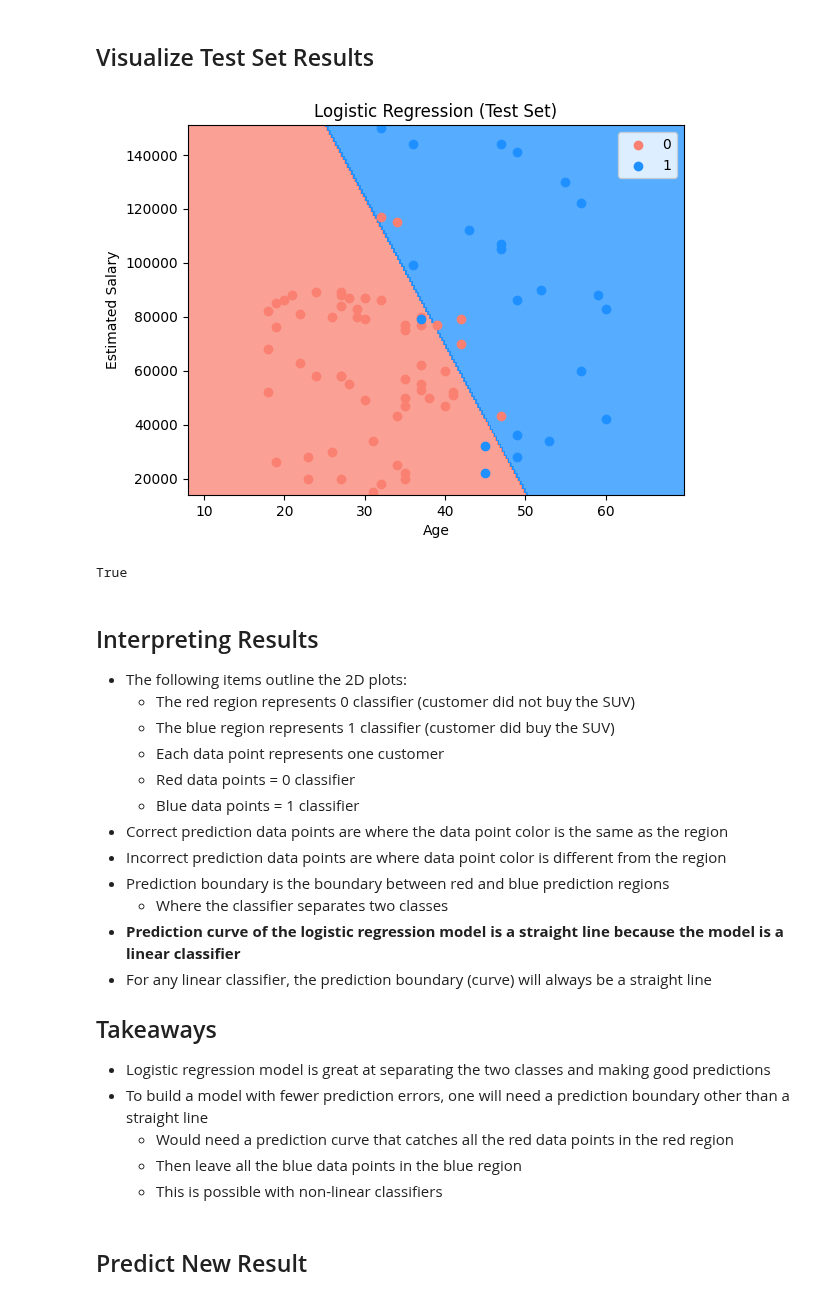
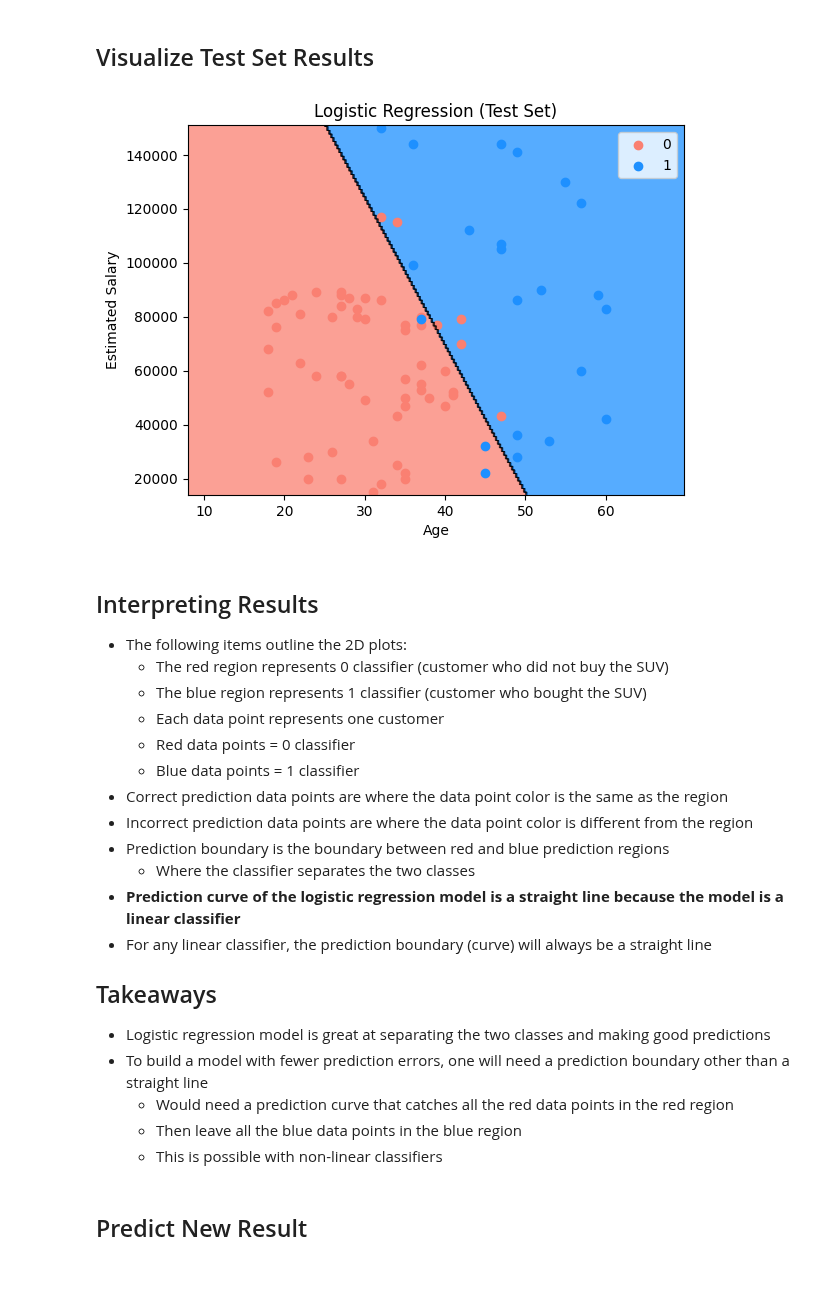
Before and after one commit to opengood-aio/ai-training, a Jupyter notebook: machine-learning/classification/01-logistic-regression/new-suv-purchase-classification/logistic_regression.ipynb, the cells around one changed output. Drawn from its saved outputs; the diff is of its cells as text; code cells hidden in the pictures.

```diff
--- a/machine-learning/classification/01-logistic-regression/new-suv-purchase-classification/logistic_regression.ipynb
+++ b/machine-learning/classification/01-logistic-regression/new-suv-purchase-classification/logistic_regression.ipynb
@@ -267,24 +284,39 @@ True
 # %% [markdown]
 ## Visualize Test Set Results
-# %%
-display_classification_plot(X_test, y_test, sc, classifier, ListedColormap(('salmon', 'dodgerblue')),
-                            'Logistic Regression (Test Set)', 'Age', 'Estimated Salary')
-# %% [output]
-[figure, removed]
-True
+# %%
+setup_classification_plot(
+    x=X_test,
+    y=y_test,
+    cmap=ListedColormap(("salmon", "dodgerblue")),
+    title="Logistic Regression (Test Set)",
+    x_label="Age",
+    y_label="Estimated Salary",
+    feature_scale=lambda x_set, y_set: (
+        sc.inverse_transform(x_set), y_set
+    ),
+    predict=lambda x1, x2: (
+        classifier.predict(
+            sc.transform(
+                np.array([x1.ravel(), x2.ravel()]).T)
+        ).reshape(x1.shape)
+    )
+)
+plt.show()
+# %% [output]
+[figure, added]
 # %% [markdown]
 ## Interpreting Results
 
 * The following items outline the 2D plots:
-	* The red region represents 0 classifier (customer did not buy the SUV)
-	* The blue region represents 1 classifier (customer did buy the SUV)
+	* The red region represents 0 classifier (customer who did not buy the SUV)
+	* The blue region represents 1 classifier (customer who bought the SUV)
 	* Each data point represents one customer
 	* Red data points = 0 classifier
 	* Blue data points = 1 classifier
 * Correct prediction data points are where the data point color is the same as the region
-* Incorrect prediction data points are where data point color is different from the region
+* Incorrect prediction data points are where the data point color is different from the region
 * Prediction boundary is the boundary between red and blue prediction regions
-	* Where the classifier separates two classes
+	* Where the classifier separates the two classes
 * **Prediction curve of the logistic regression model is a straight line because the model is a linear classifier**
 * For any linear classifier, the prediction boundary (curve) will always be a straight line
 
```
Also changed, not shown: parts of 5 cells of this notebook, 5 other files.
